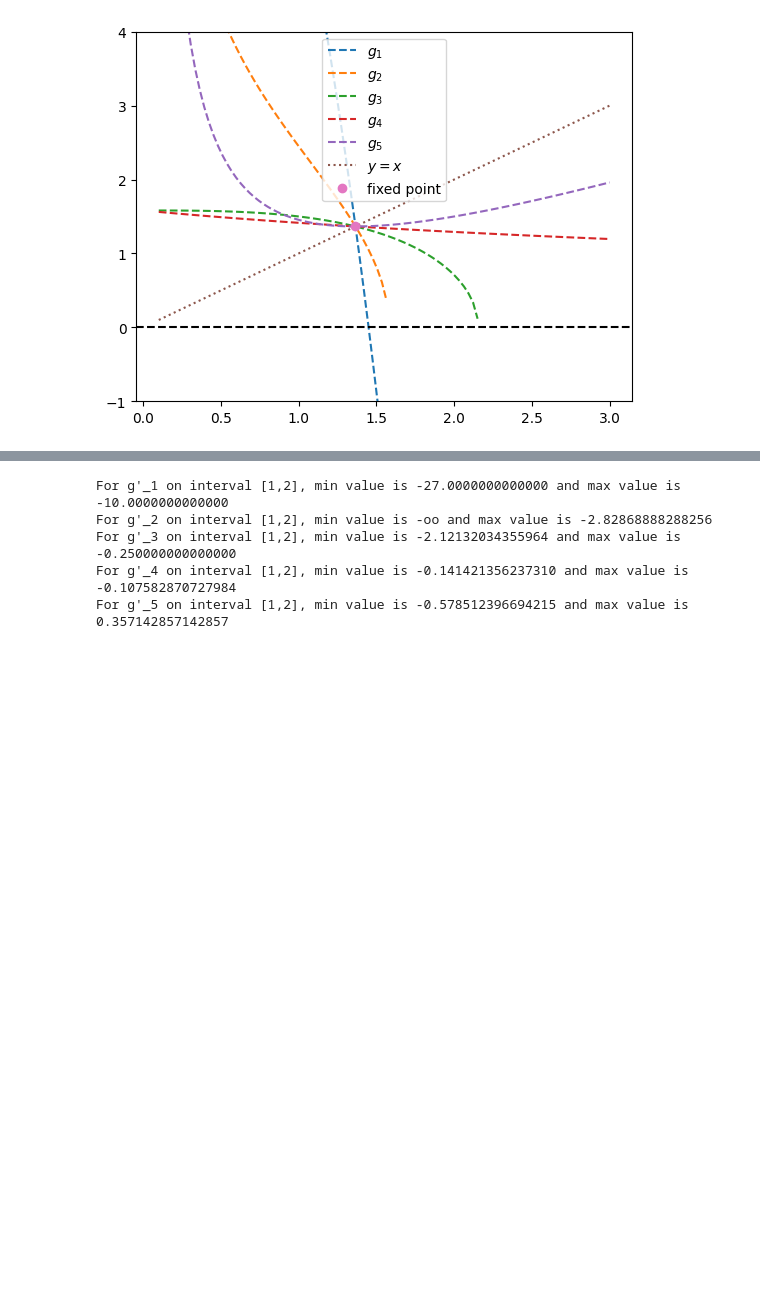
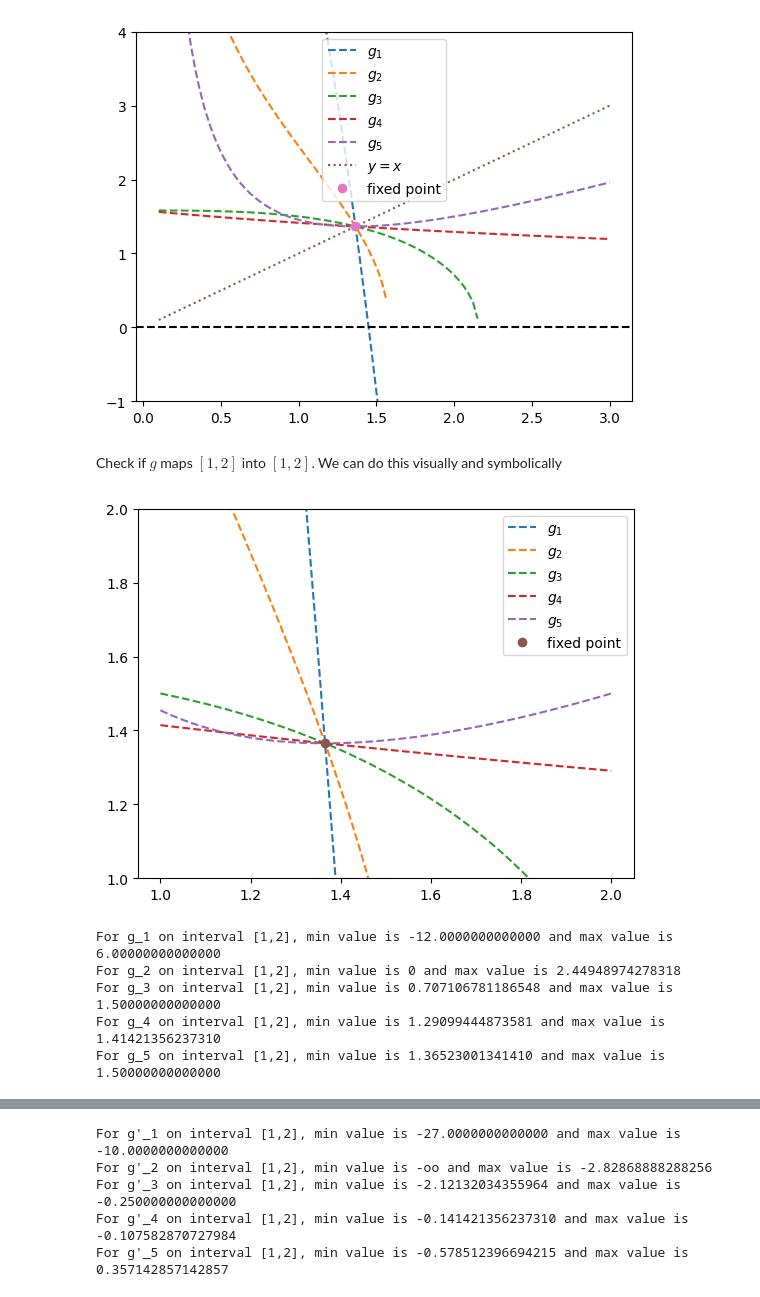
Before and after one commit to scott-abbott/appm-4600-numerics, a Jupyter notebook: Labs/Lab05_FixedPt_RootFinding_solutions.ipynb, the cells around one changed output, grey strips where cells are left out. Saved outputs shown, nothing was run; the diff lists cells and outputs as text; code cells hidden in the pictures; blank space fills up the shorter version.

Commit message:
Add check that [1,2] maps to [1,2]

```diff
--- a/Labs/Lab05_FixedPt_RootFinding_solutions.ipynb
+++ b/Labs/Lab05_FixedPt_RootFinding_solutions.ipynb
@@ -105,3 +106,27 @@ plt.legend()
 plt.show()
 # %% [output]
 [figure]
+# %% [markdown]
+Check if $g$ maps $[1,2]$ into $[1,2]$. We can do this visually and symbolically
+# %%
+xGrid = np.linspace(1,2,num=100)
+for i, g in enumerate(gList):
+    g_numeric = sympy.lambdify(x,g) # for numerical evaluation
+    plt.plot( xGrid, g_numeric(xGrid), '--', label=f'$g_{i+1}$')
+plt.plot( root, root, 'o', label='fixed point')
+plt.ylim([1,2])
+plt.legend()
+plt.show()
+
+gList = [g1,g2,g3,g4,g5]
+for i, g in enumerate(gList):
+    mn = sympy.minimum( g, x, sympy.Interval(1,2) ).evalf()
+    mx = sympy.maximum( g, x, sympy.Interval(1,2) ).evalf()
+    print(f"For g_{i+1} on interval [1,2], min value is {mn} and max value is {mx}")
+# %% [output]
+[figure, added]
+For g_1 on interval [1,2], min value is -12.0000000000000 and max value is 6.00000000000000
+For g_2 on interval [1,2], min value is 0 and max value is 2.44948974278318
+For g_3 on interval [1,2], min value is 0.707106781186548 and max value is 1.50000000000000
+For g_4 on interval [1,2], min value is 1.29099444873581 and max value is 1.41421356237310
+For g_5 on interval [1,2], min value is 1.36523001341410 and max value is 1.50000000000000
```
Also changed, not shown: parts of 3 cells of this notebook.
